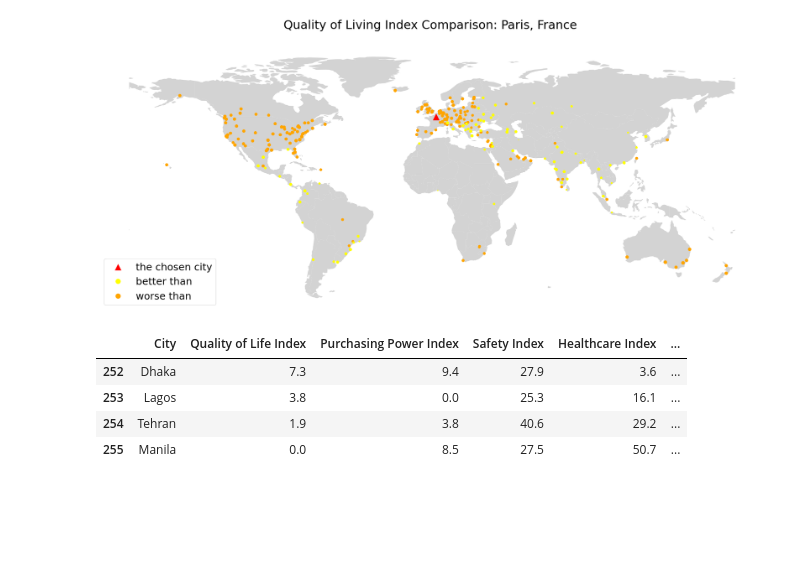
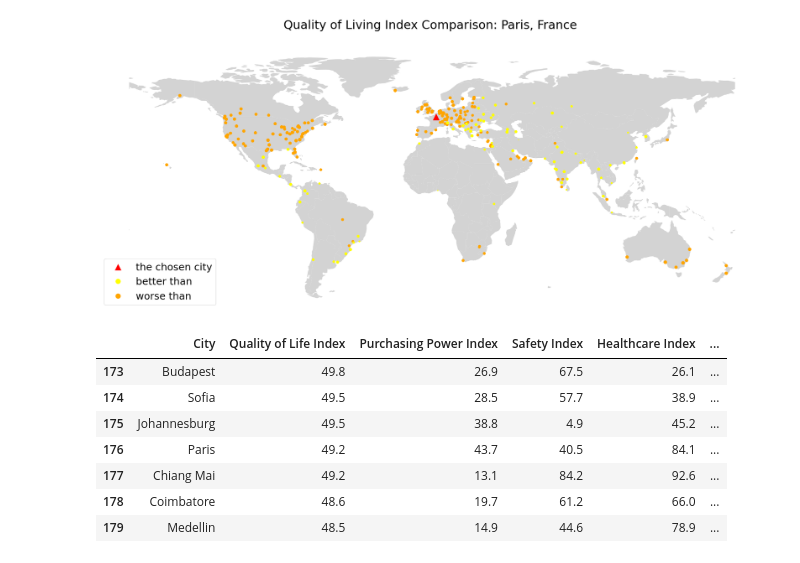
Before and after one commit to adamysyim/quality-of-life-eco395m-final, a Jupyter notebook: 03_data analysis and visualization/02_World.ipynb, the cells around one changed output. Drawn from its saved outputs; the diff is of its cells as text; code cells hidden in the pictures; blank space fills up the shorter version.

```diff
--- a/03_data analysis and visualization/02_World.ipynb
+++ b/03_data analysis and visualization/02_World.ipynb
@@ -340,8 +338,8 @@ plt.show()
 # showing list of peer cities
 
 # Choose criteria
-city = 'Manila'
-country = 'Philippines'
+city = 'Paris'
+country = 'France'
 year = 2022
 index_ = 'Quality of Life Index'
 num_peer = 3  # if you choose 3, total number of peer is 6(up 3 and down 3)
@@ -363,34 +361,37 @@ chosen_index = df[(df.City==city) & (df.Country == country)].index.values.astype
 # list up index numbers for peer group
 index_range=[]
 for i in range(num_peer*2+1):
     index_range.append(chosen_index-num_peer)
     chosen_index += 1
 
 chosen_index_to_insert = int(np.median(index_range))
 
 # remove irrelevant index numbers like 0, -1, -2 and numbers that are out of the rankings...
 index_range = [item for item in index_range if item > 0 and item <= len(df)]
 
 # remove irrelevant index numbers like 0, -1, -2 and numbers that are out of the rankings...
 index_range = [item for item in index_range if item > 0 and item <= len(df)]
 
 # display the chosen city and the peers with chosen city highlighted
 
 display_col = ['City', 'Quality of Life Index', 'Purchasing Power Index',
     'Safety Index', 'Healthcare Index', 'Cost of Living Index',
     'Property Price to Income Ratio', 'Traffic Commute Time Index',
     'Pollution Index', 'Climate Index']
 
 df_peer_display = df.loc[index_range][display_col].style.apply(
     lambda x: ['background: lightgreen' if x.name == chosen_index_to_insert else '' for i in x], axis=1
     ).format({'Quality of Life Index': '{:,.1f}', 'Purchasing Power Index': '{:,.1f}','Safety Index': '{:,.1f}',
     'Healthcare Index': '{:,.1f}', 'Cost of Living Index': '{:,.1f}','Property Price to Income Ratio': '{:,.1f}',
     'Traffic Commute Time Index': '{:,.1f}','Pollution Index': '{:,.1f}', 'Climate Index': '{:,.1f}'})
 
 df_peer_display
 # %% [output]
 |  | City | Quality of Life Index | Purchasing Power Index | Safety Index | Healthcare Index | ... |
-| 252 | Dhaka | 7.3 | 9.4 | 27.9 | 3.6 | ... |
-| 253 | Lagos | 3.8 | 0.0 | 25.3 | 16.1 | ... |
-| 254 | Tehran | 1.9 | 3.8 | 40.6 | 29.2 | ... |
-| 255 | Manila | 0.0 | 8.5 | 27.5 | 50.7 | ... |
+| 173 | Budapest | 49.8 | 26.9 | 67.5 | 26.1 | ... |
+| 174 | Sofia | 49.5 | 28.5 | 57.7 | 38.9 | ... |
+| 175 | Johannesburg | 49.5 | 38.8 | 4.9 | 45.2 | ... |
+| 176 | Paris | 49.2 | 43.7 | 40.5 | 84.1 | ... |
+| 177 | Chiang Mai | 49.2 | 13.1 | 84.2 | 92.6 | ... |
+| 178 | Coimbatore | 48.6 | 19.7 | 61.2 | 66.0 | ... |
+| 179 | Medellin | 48.5 | 14.9 | 44.6 | 78.9 | ... |
```
Also changed, not shown: parts of 1 cell of this notebook, 3 other files.
